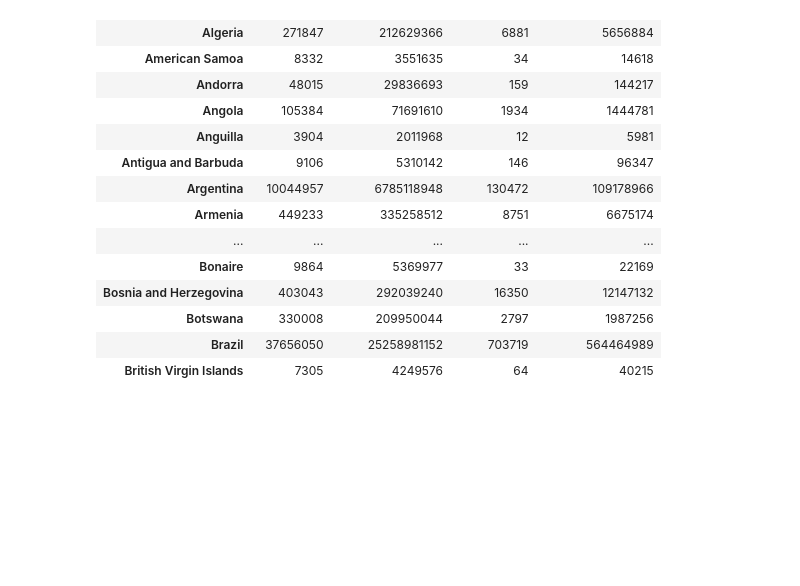
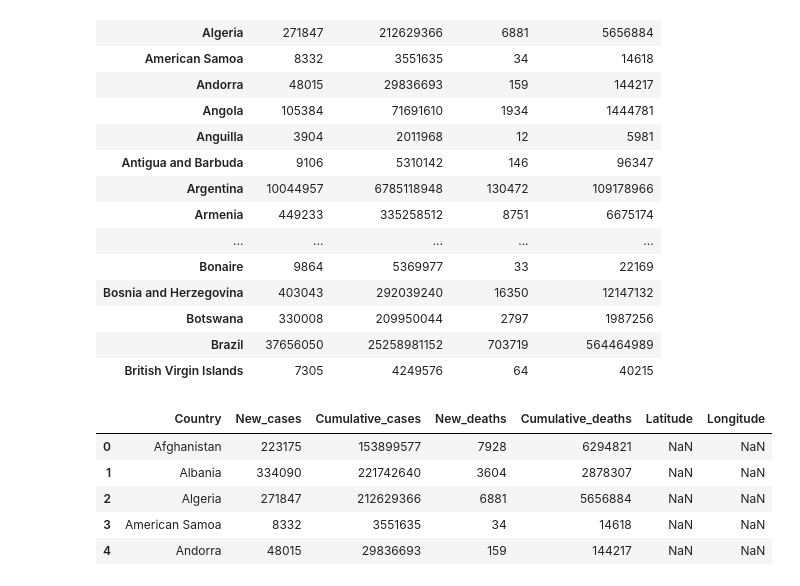
Before and after one commit to RLButch/Group-3-project-Covid-19-analysis, a Jupyter notebook: Covid-19ETL.ipynb, the cells around one changed output. Saved outputs shown, nothing was run; the diff lists cells and outputs as text; code cells hidden in the pictures; blank space fills up the shorter version.

```diff
--- a/Covid-19ETL.ipynb
+++ b/Covid-19ETL.ipynb
@@ -201,3 +208,16 @@ grouped_bynew_cases_df.head(30)
 | Botswana | 330008 | 209950044 | 2797 | 1987256 |
 | Brazil | 37656050 | 25258981152 | 703719 | 564464989 |
 | British Virgin Islands | 7305 | 4249576 | 64 | 40215 |
+# %%
+# Add lat and long colummns
+grouped_bynew_cases_df.reset_index(inplace=True)
+grouped_bynew_cases_df["Latitude"] = pd.Series(dtype=float)
+grouped_bynew_cases_df["Longitude"] = pd.Series(dtype=float)
+grouped_bynew_cases_df.head()
+# %% [output]
+|  | Country | New_cases | Cumulative_cases | New_deaths | Cumulative_deaths | Latitude | Longitude |
+| 0 | Afghanistan | 223175 | 153899577 | 7928 | 6294821 | NaN | NaN |
+| 1 | Albania | 334090 | 221742640 | 3604 | 2878307 | NaN | NaN |
+| 2 | Algeria | 271847 | 212629366 | 6881 | 5656884 | NaN | NaN |
+| 3 | American Samoa | 8332 | 3551635 | 34 | 14618 | NaN | NaN |
+| 4 | Andorra | 48015 | 29836693 | 159 | 144217 | NaN | NaN |
```
Also changed, not shown: parts of 9 cells of this notebook, 2 other files.
